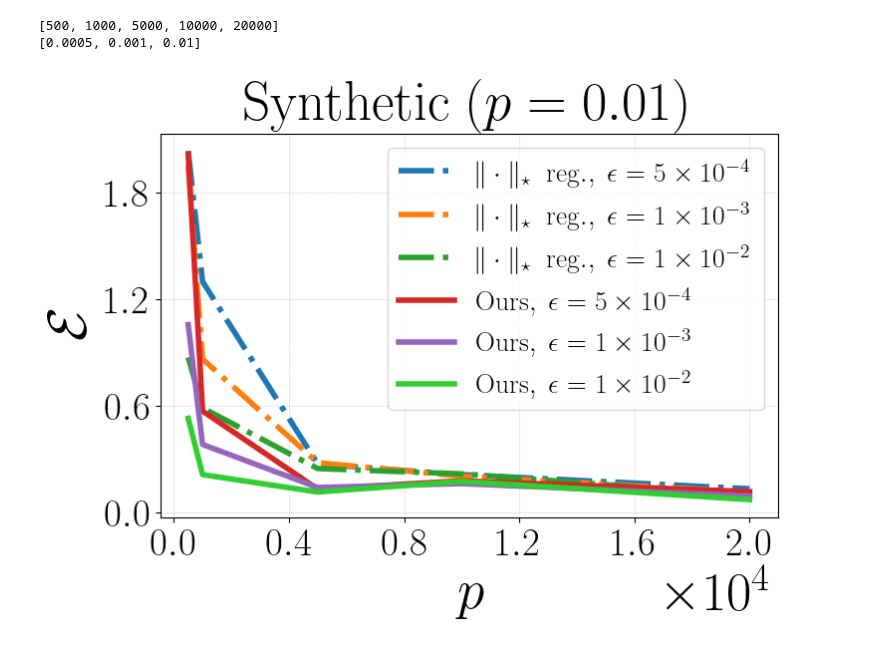
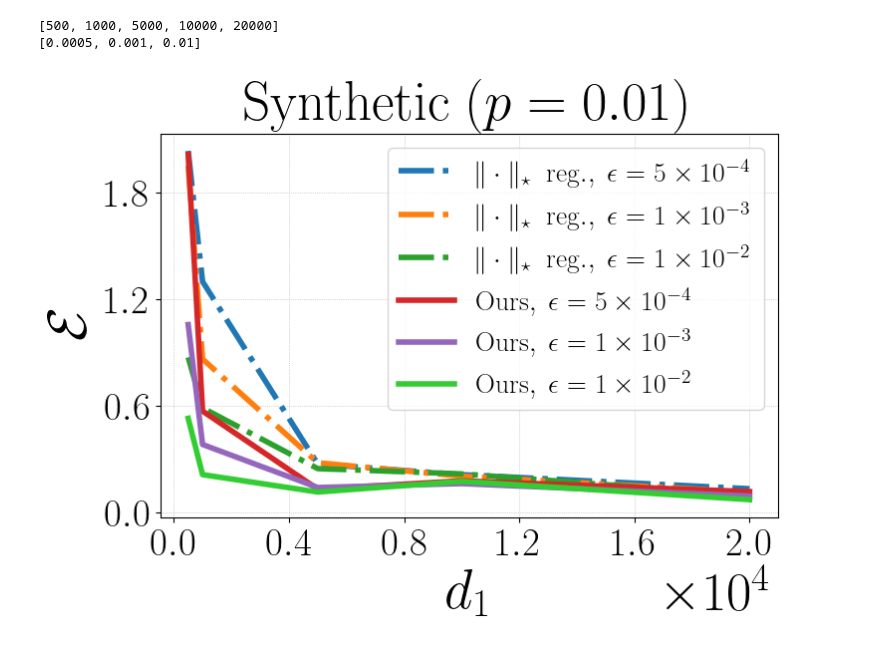
Before and after one commit to VirtuosoResearch/Matrix-completion-from-ultrasparse-samples, a Jupyter notebook: plots/users-dp.ipynb, the cells around one changed output. Drawn from its saved outputs; the diff is of its cells as text; code cells hidden in the pictures.

```diff
--- a/plots/users-dp.ipynb
+++ b/plots/users-dp.ipynb
@@ -143,32 +143,32 @@ plt.plot(X, rmse_mean[2], color='limegreen', lw=4, label=r"$\mathrm{Ours},~\epsi
 #plt.legend(fontsize=20, loc='upper center',bbox_to_anchor=(0.5, 1.4), ncol=2)
 #plt.title(title, fontsize=40, y=1.4)
 plt.title(title, fontsize=40)
 #plt.legend(fontsize=20, loc='center left',bbox_to_anchor=(1, 0.5), ncol=1)
 plt.legend(fontsize=20, loc='upper right', ncol=1)
 
-plt.xlabel(r"$p$", fontsize=40)
+plt.xlabel(r"$d_1$", fontsize=40)
 plt.ylabel(r"$\mathcal{E}$", fontsize=40)
 
 plt.xticks(fontsize=28)
 plt.yticks(fontsize=28)
 #plt.yscale("log", base=10)
 #plt.ylim(,1.1)
 plt.ticklabel_format(style='sci', axis='x', scilimits=(4, 4))
 plt.gca().xaxis.get_offset_text().set_fontsize(40)
 
 plt.gca().xaxis.set_major_locator(MaxNLocator(6))
 plt.gca().yaxis.set_major_locator(MaxNLocator(4))
 plt.grid(lw=0.5, ls=":")
 #acc_str = f"best train acc: {np.array(train_acc).max():.4f}\nvalid acc: {val_acc[-1]:.4f}\nbest valid acc: {np.array(val_acc).max():.4f}\ngrokking gap: {val_converge-train_converge}"
 # plt.annotate(acc_str, xy=(0.2, 0.5), xycoords='axes fraction', fontsize=12, color='purple', ha='center')
 # add the annotation text to the overleaf file
 #plt.tight_layout()
 plot_name = f"./plots/users_dp_p001_rmse.pdf"
 plt.savefig(plot_name, bbox_inches='tight', format="pdf", dpi=1200)
 
 plt.show()
 plt.close()
 # %% [output]
 [500, 1000, 5000, 10000, 20000]
 [0.0005, 0.001, 0.01]
-[figure, old version]
+[figure, new version]
```
Also changed, not shown: parts of 1 cell of this notebook, 2 other files.
